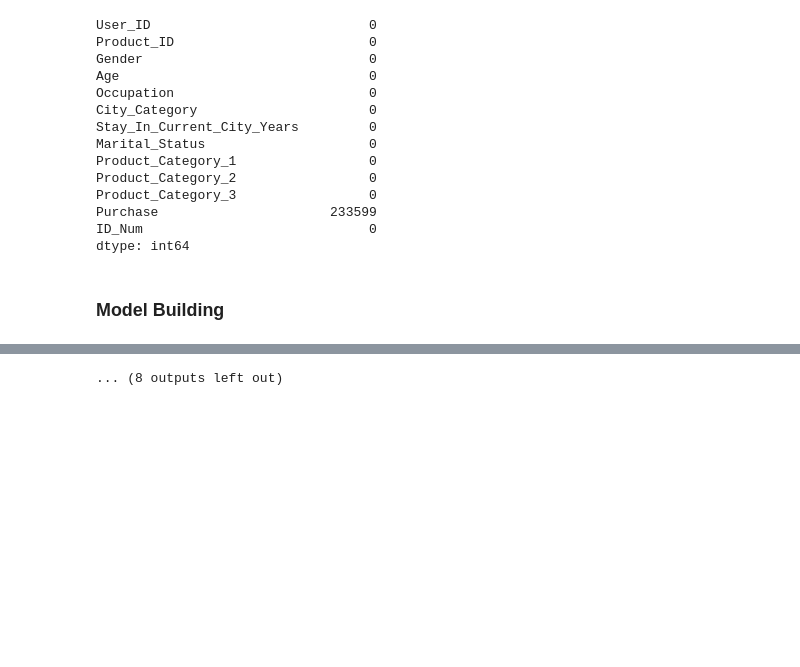
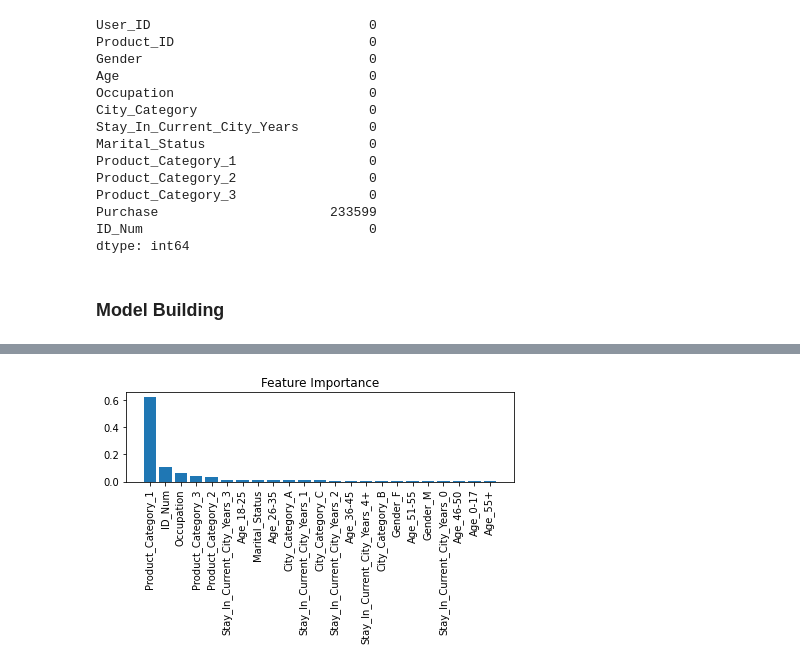
Before and after one commit to Dhruv-Chandra/Black-Friday, a Jupyter notebook: Black_Friday.ipynb, the cells around one changed output, grey strips where cells are left out. Cells and saved outputs as stored; diff of their text form; code cells hidden in the pictures; blank space fills up the shorter version.

```diff
--- a/Black_Friday.ipynb
+++ b/Black_Friday.ipynb
@@ -471,0 +475,2 @@ combined.head()
+# %%
+get_dum_df = pd.get_dummies(combined, columns=to_encod)
@@ -473,9 +480,9 @@ combined.head()
 # Creating Second Model
 # Using getdummies instead of Label Encoder
 
-pred_get_dum, acc_get_dum = RFmodel(combined, want_acc='yes', drop_col='yes', feat_imp='yes')
+pred_get_dum, acc_get_dum = RFmodel(get_dum_df, want_acc='yes', feat_imp='yes', submission='yes')
 
-# RMSE: 3199 - RFC2.csv
+# RMSE: 3213 - RFC2.csv / RFC6.csv
 
 # Get Dummies is better than label encoder
 # %% [output]
@@ -494,4 +497,4 @@ pred_get_dum, acc_get_dum = RFmodel(combined, want_acc='yes', drop_col='yes', fe
-... (8 outputs left out)
+[figure, added]
 # %%
 print(acc_get_dum)
 # %% [output]
```
Also changed, not shown: parts of 14 cells of this notebook, 2 other files.
